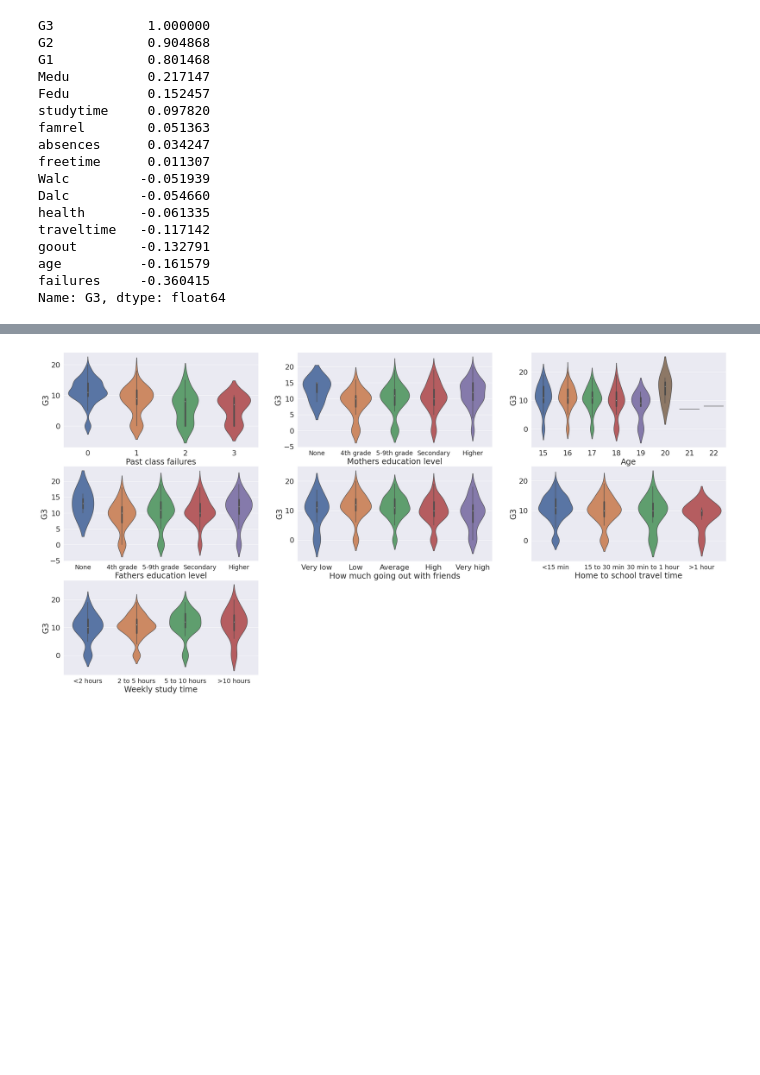
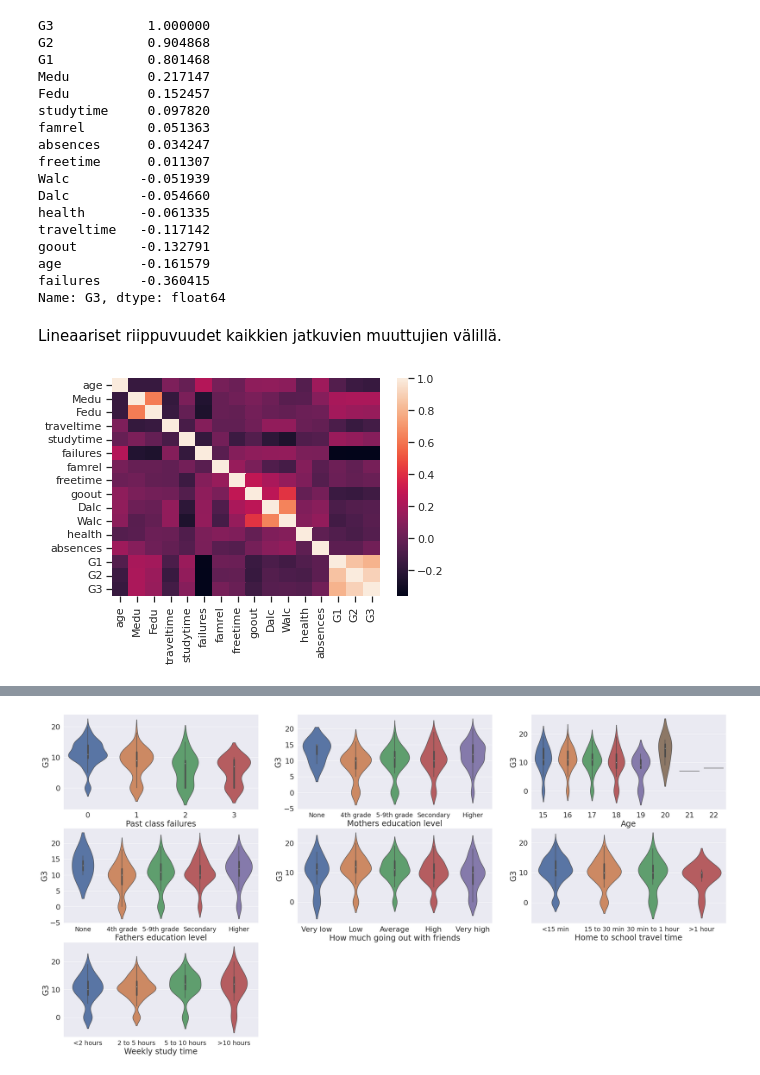
Before and after one commit to emarttila/Koodausnaytteet, a Jupyter notebook: Koneoppiminen_ja_datan_analysointi_(Student_Performance_dataset).ipynb, the cells around one changed output, grey strips where cells are left out. Cells and saved outputs as stored; diff of their text form; code cells hidden in the pictures; blank space fills up the shorter version.

```diff
--- a/Koneoppiminen_ja_datan_analysointi_(Student_Performance_dataset).ipynb
+++ b/Koneoppiminen_ja_datan_analysointi_(Student_Performance_dataset).ipynb
@@ -71,3 +127,9 @@ goout        -0.132791
 age          -0.161579
 failures     -0.360415
 Name: G3, dtype: float64
+# %% [markdown]
+Lineaariset riippuvuudet kaikkien jatkuvien muuttujien välillä.
+# %%
+sns_plot = sns.heatmap(dataset.corr())
+# %% [output]
+[figure, added]
```
Also changed, not shown: parts of 44 cells of this notebook.
